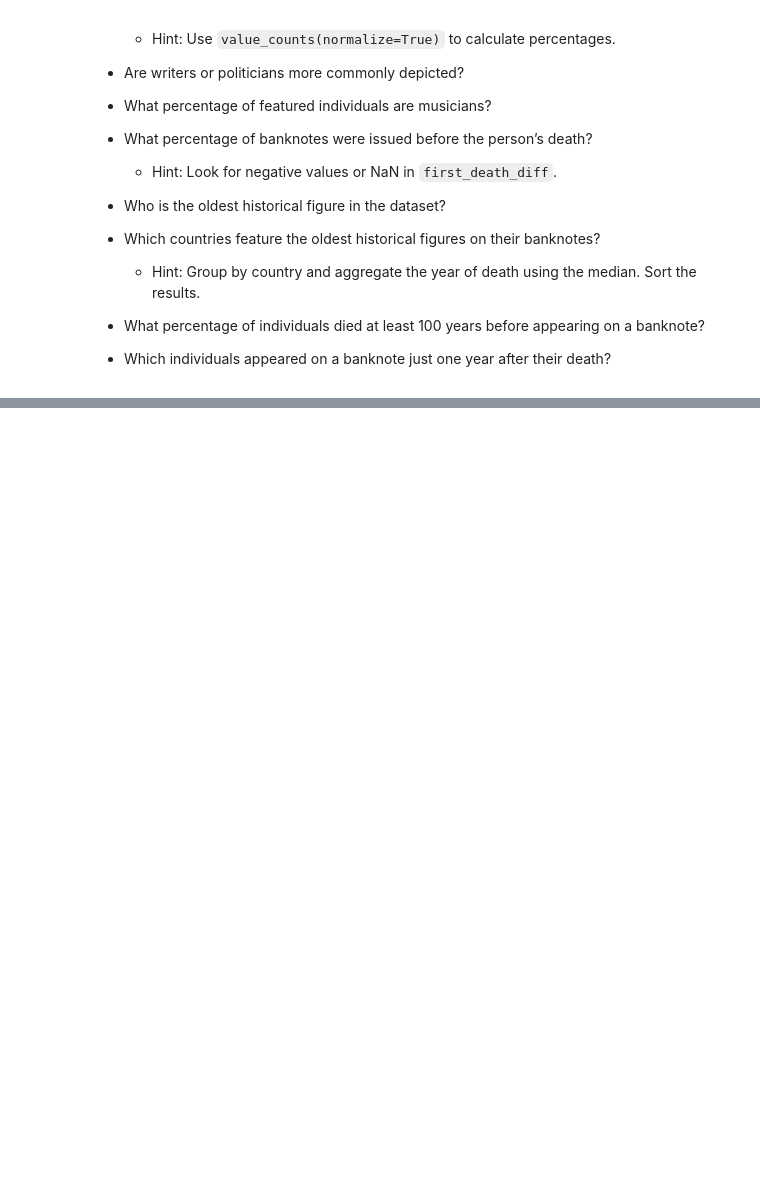
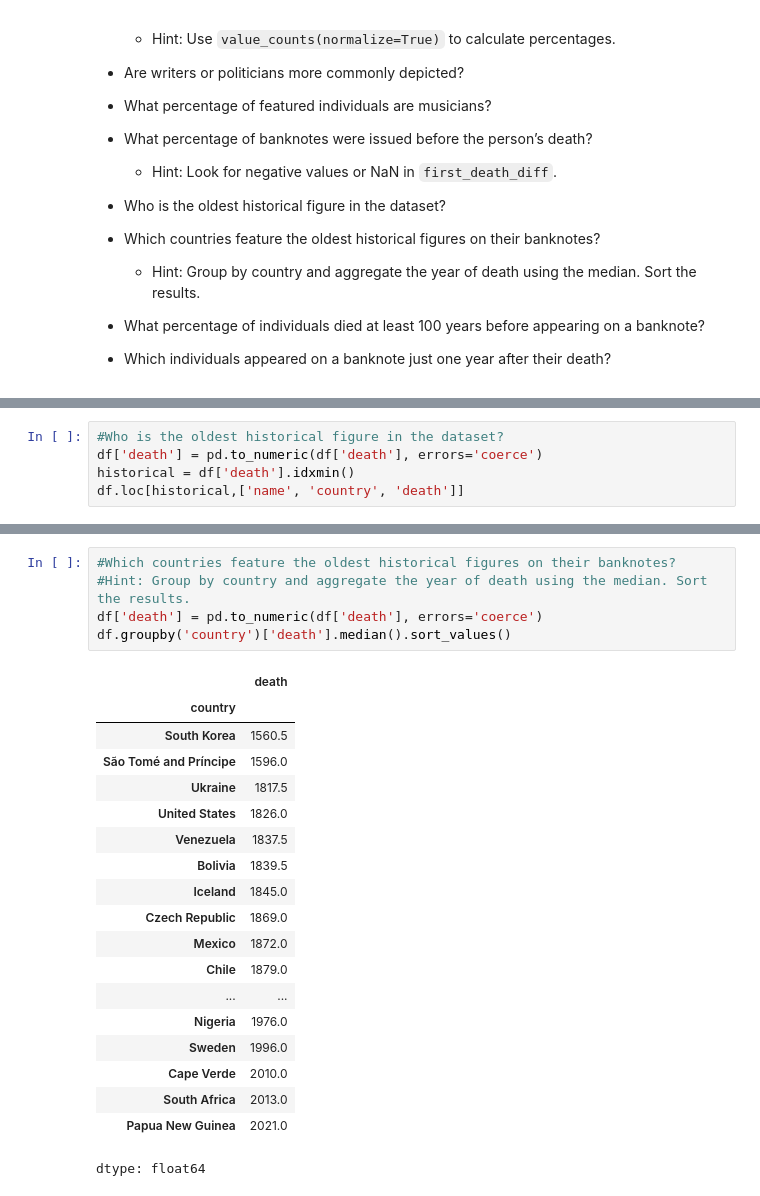
Before and after one commit to Lizbeth-Guerrero/MineriaDeDatos, a Jupyter notebook: Untitled0.ipynb, the cells around one changed output, grey strips where cells are left out. Drawn from its saved outputs; the diff is of its cells as text; blank space fills up the shorter version.

```diff
--- a/Untitled0.ipynb
+++ b/Untitled0.ipynb
@@ -1448,0 +1498,5 @@ Name: population, dtype: float64
+# %%
+#Who is the oldest historical figure in the dataset?
+df['death'] = pd.to_numeric(df['death'], errors='coerce')
+historical = df['death'].idxmin()
+df.loc[historical,['name', 'country', 'death']]
@@ -1448,0 +1509,25 @@ Name: population, dtype: float64
+# %%
+#Which countries feature the oldest historical figures on their banknotes?
+#Hint: Group by country and aggregate the year of death using the median. Sort the results.
+df['death'] = pd.to_numeric(df['death'], errors='coerce')
+df.groupby('country')['death'].median().sort_values()
+# %% [output]
+|  | death |
+| country |  |
+| South Korea | 1560.5 |
+| São Tomé and Príncipe | 1596.0 |
+| Ukraine | 1817.5 |
+| United States | 1826.0 |
+| Venezuela | 1837.5 |
+| Bolivia | 1839.5 |
+| Iceland | 1845.0 |
+| Czech Republic | 1869.0 |
+| Mexico | 1872.0 |
+| Chile | 1879.0 |
+| ... | ... |
+| Nigeria | 1976.0 |
+| Sweden | 1996.0 |
+| Cape Verde | 2010.0 |
+| South Africa | 2013.0 |
+| Papua New Guinea | 2021.0 |
+dtype: float64
```
Also changed, not shown: parts of 9 cells of this notebook.
